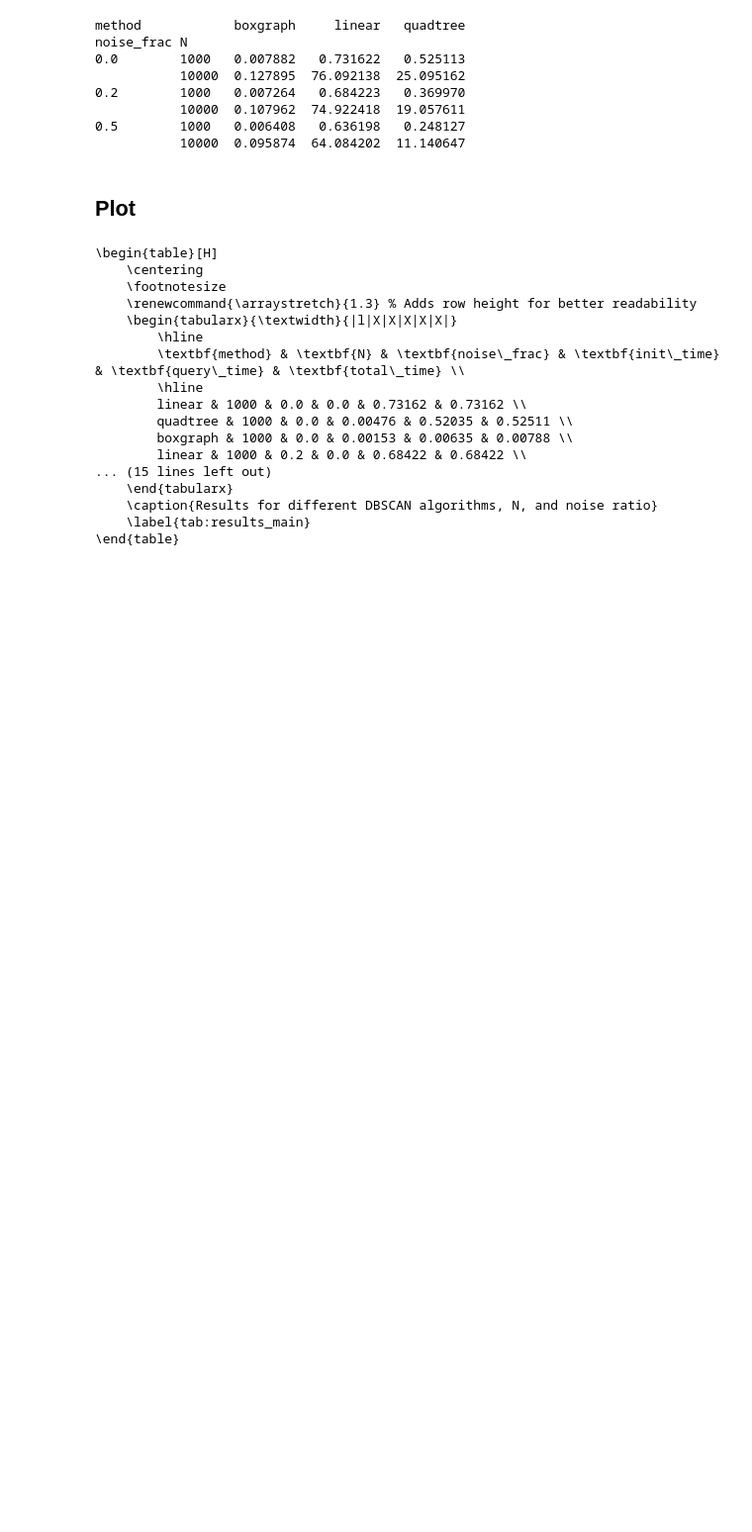
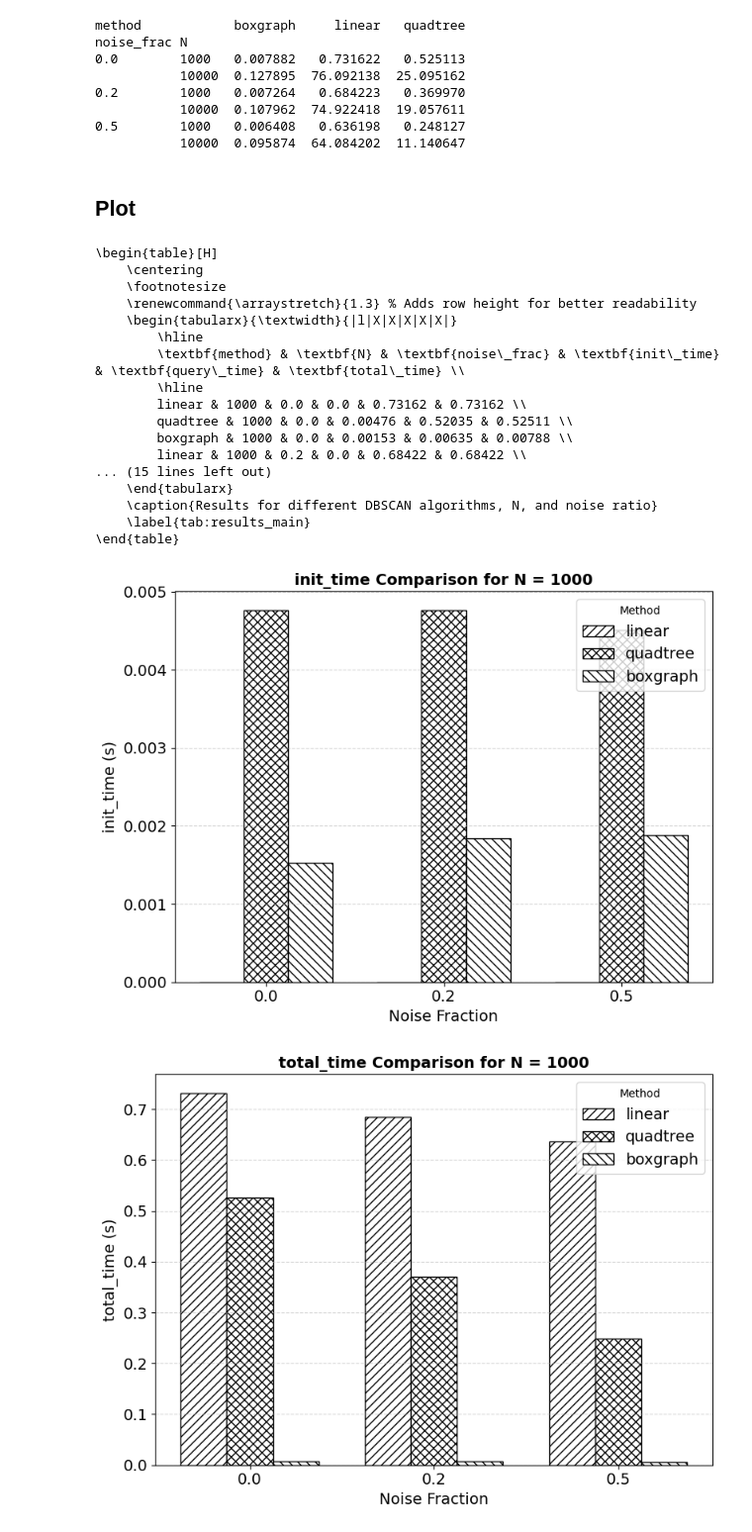
Before and after one commit to paul-rodenburg/Report2-AADA, a Jupyter notebook: main.ipynb, the cells around one changed output. Shown: that part at 99% size. Saved outputs shown, nothing was run; the diff lists cells and outputs as text; code cells hidden in the pictures; blank space fills up the shorter version.

Commit message:
additional plots

```diff
--- a/main.ipynb
+++ b/main.ipynb
@@ -19,6 +20,9 @@ from db_scan import *
 from dataset import *
 from range_query import RangeQuery, LinearQuery
 from dbscan_quadtree_implentation import QuadTree
+# %%
+# Font size for plots
+FONT_SIZE = 14
 # %% [markdown]
 ## Helper methods
 # %%
@@ -271,3 +275,59 @@ print(table)
     \caption{Results for different DBSCAN algorithms, N, and noise ratio}
     \label{tab:results_main}
 \end{table}
+# %%
+df = pd.read_csv('results.csv')
+
+
+# Define hatches and plot styles
+methods = ['linear', 'quadtree', 'boxgraph']
+hatches = ['///', 'xxx', '\\\\\\']
+palette = ['white'] * 3     # keeps bar fill white
+edgecolor = 'black'
+
+# Create a plot for each N
+for N_val in [1000, 10000]:
+    for run_time_type in ['init_time', 'total_time']:
+        df_N = df[df['N'] == N_val]
+
+        # Pivot data to prepare for grouped bar plot
+        pivot = df_N.pivot_table(index='noise_frac', columns='method', values=run_time_type)
+
+        # Sort to ensure consistent order
+        pivot = pivot.reindex(sorted(pivot.index))
+
+        # Plot setup
+        fig, ax = plt.subplots(figsize=(8, 6))
+        x = np.arange(len(pivot.index))  # noise_frac positions
+        width = 0.25
+
+        for i, method in enumerate(methods):
+            times = pivot[method]
+            bars = ax.bar(
+                x + i * width,
+                times,
+                width,
+                label=method,
+                color=palette,
+                edgecolor=edgecolor,
+                hatch=hatches[i]
+            )
+
+        # Axes formatting
+        ax.set_xlabel('Noise Fraction', fontsize=FONT_SIZE)
+        ax.set_ylabel(f'{run_time_type} (s)', fontsize=FONT_SIZE)
+        ax.set_title(f'{run_time_type} Comparison for N = {N_val}', fontsize=FONT_SIZE, fontweight='bold')
+        ax.set_xticks(x + width)
+        plt.xticks(fontsize=FONT_SIZE)
+        plt.yticks(fontsize=FONT_SIZE)
+        ax.set_xticklabels(pivot.index)
+        ax.legend(title="Method", fontsize=FONT_SIZE)
+        ax.grid(True, axis='y', linestyle='--', alpha=0.5)
+
+
+        plt.tight_layout()
+        plt.savefig(f'plots/result_{N_val}_{run_time_type}.pdf')
+        plt.show()
+# %% [output]
+[figure, added]
+[figure, added]
```
Also changed, not shown: parts of 2 cells of this notebook.
